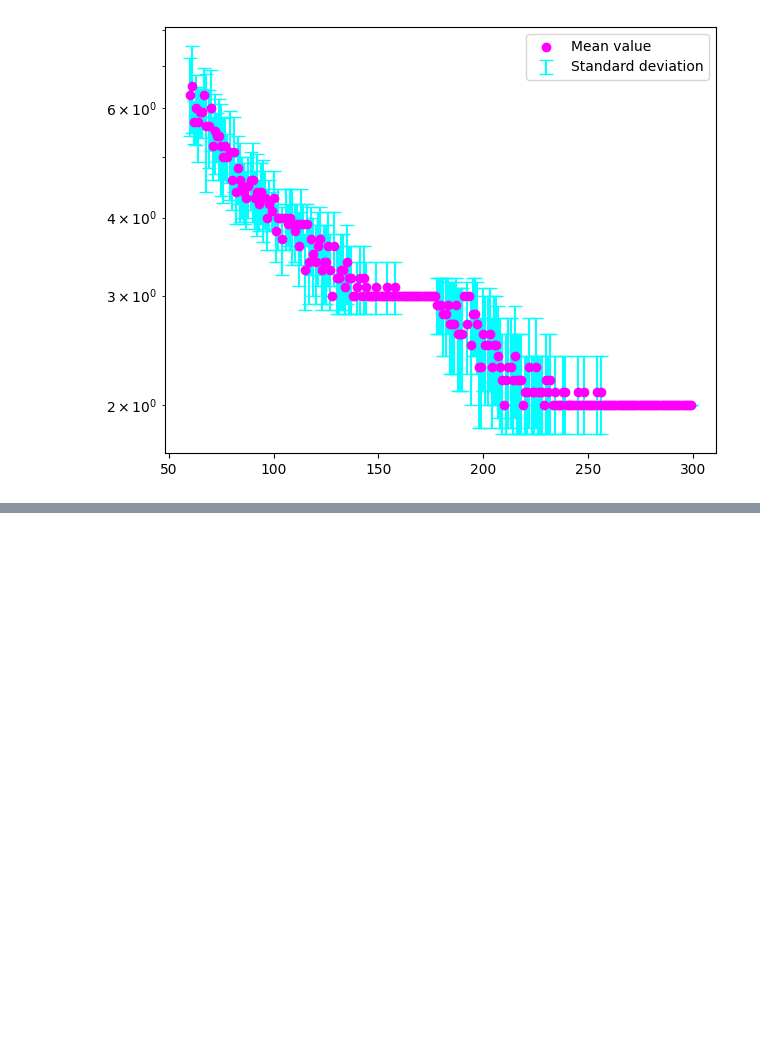
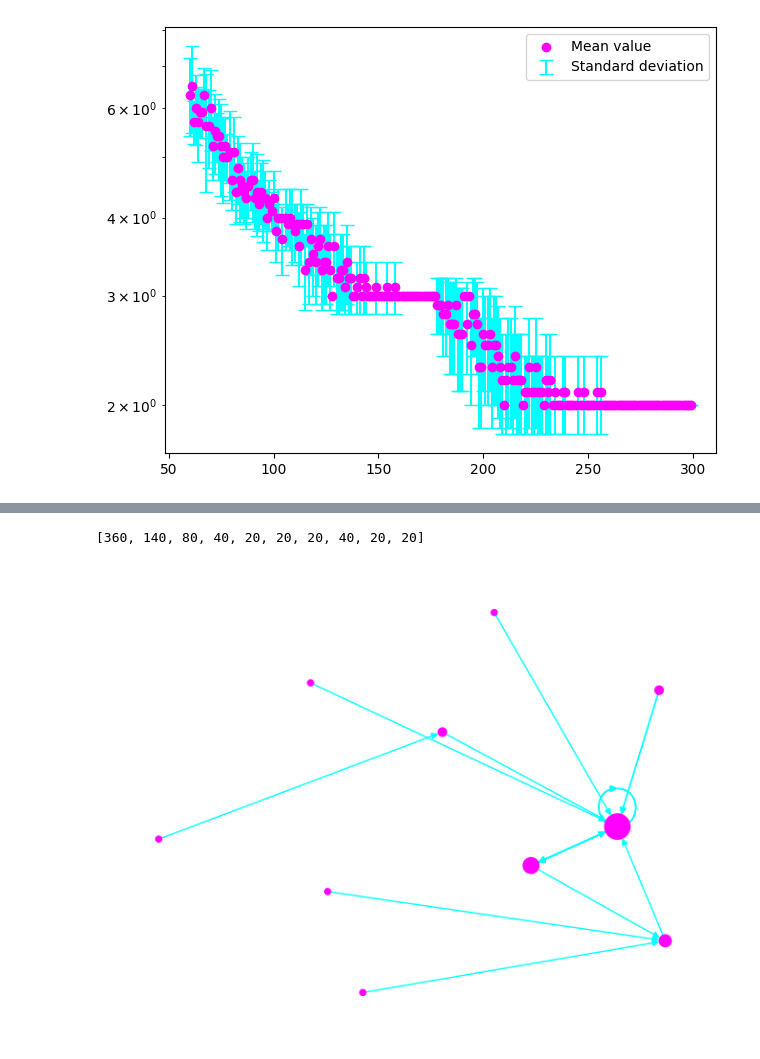
Before and after one commit to alexicanesse/Near-linear-convergence-of-the-Random-Osborne-algorithm-for-Matrix-Balancing, a Jupyter notebook: experiments.ipynb, the cells around one changed output, grey strips where cells are left out. Drawn from its saved outputs; the diff is of its cells as text; code cells hidden in the pictures; blank space fills up the shorter version.

```diff
--- a/experiments.ipynb
+++ b/experiments.ipynb
@@ -149,0 +177,21 @@ plt.show()
+# %%
+G = nx.scale_free_graph(10)
+#while not nx.is_strongly_connected(G):#
+    #G = nx.scale_free_graph(10)
+
+# Set node color to magenta and edge color to cyan
+node_color = 'magenta'
+edge_color = 'cyan'
+
+# Scale the node sizes based on their degree
+node_size = [v * 20 for v in dict(G.degree()).values()]
+print(node_size)
+
+# Plot the graph
+nx.draw(G, with_labels=False, font_weight='bold', node_size=node_size, node_color=node_color, edge_color=edge_color)
+
+# Show the plot
+plt.show()
+# %% [output]
+[360, 140, 80, 40, 20, 20, 20, 40, 20, 20]
+[figure, added]
```
Also changed, not shown: parts of 4 cells of this notebook, 10 other files.
